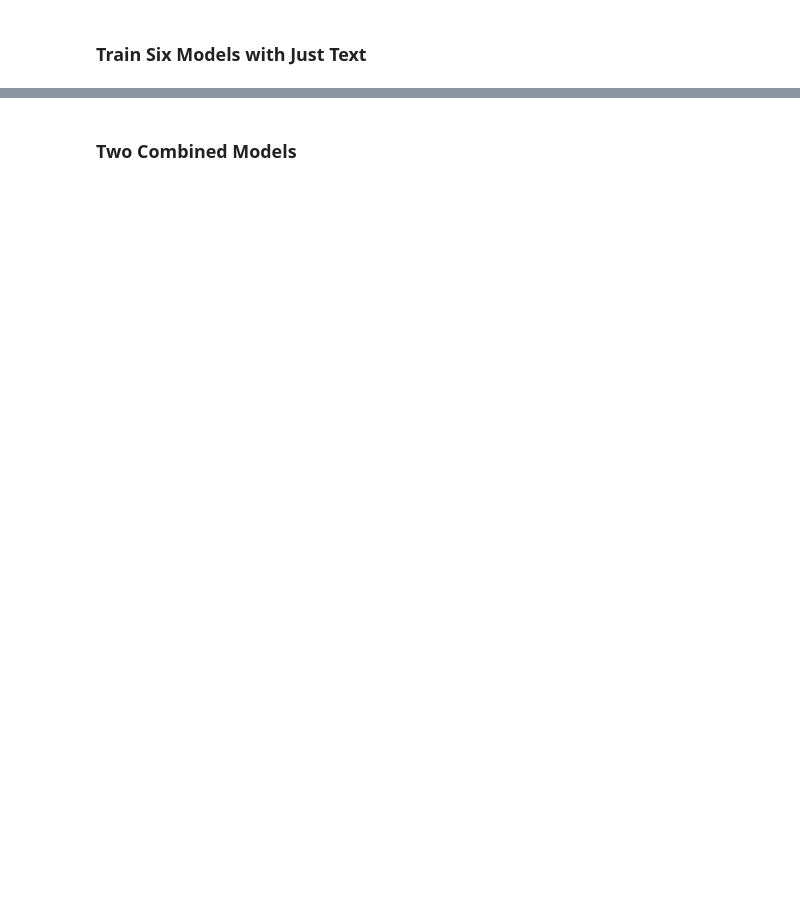
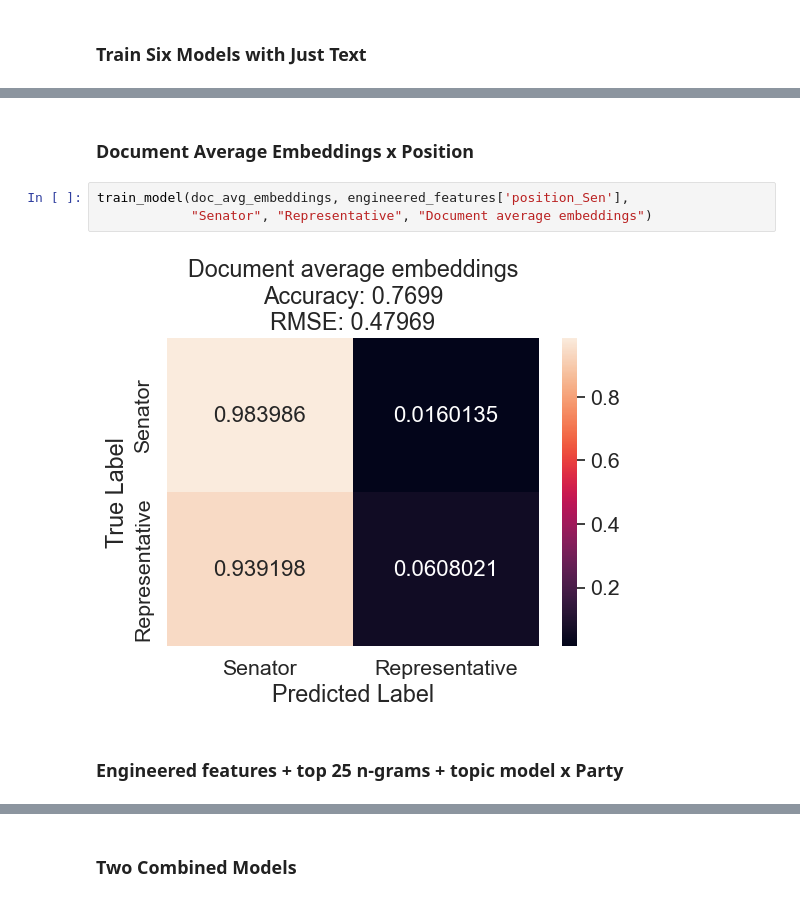
Before and after one commit to kylee-hoffman/computational_social_science_projects, a Jupyter notebook: project_5/Project_5_hoffman.ipynb, the cells around one changed output, grey strips where cells are left out. Cells and saved outputs as stored; diff of their text form; blank space fills up the shorter version.

```diff
--- a/project_5/Project_5_hoffman.ipynb
+++ b/project_5/Project_5_hoffman.ipynb
@@ -371,0 +487,9 @@ If time permits, you are encouraged to use hyperparameter tuning or AutoML techn
+# %% [markdown]
+### Document Average Embeddings x Position
+# %%
+train_model(doc_avg_embeddings, engineered_features['position_Sen'],
+            "Senator", "Representative", "Document average embeddings")
+# %% [output]
+[figure, added]
+# %% [markdown]
+### Engineered features + top 25 n-grams + topic model x Party
```
Also changed, not shown: parts of 50 cells of this notebook.
